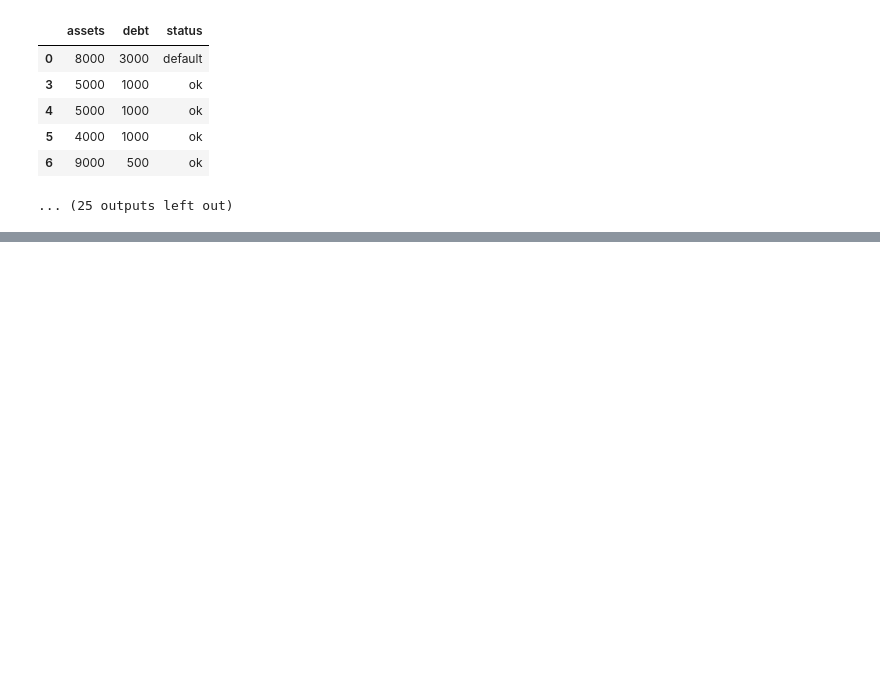
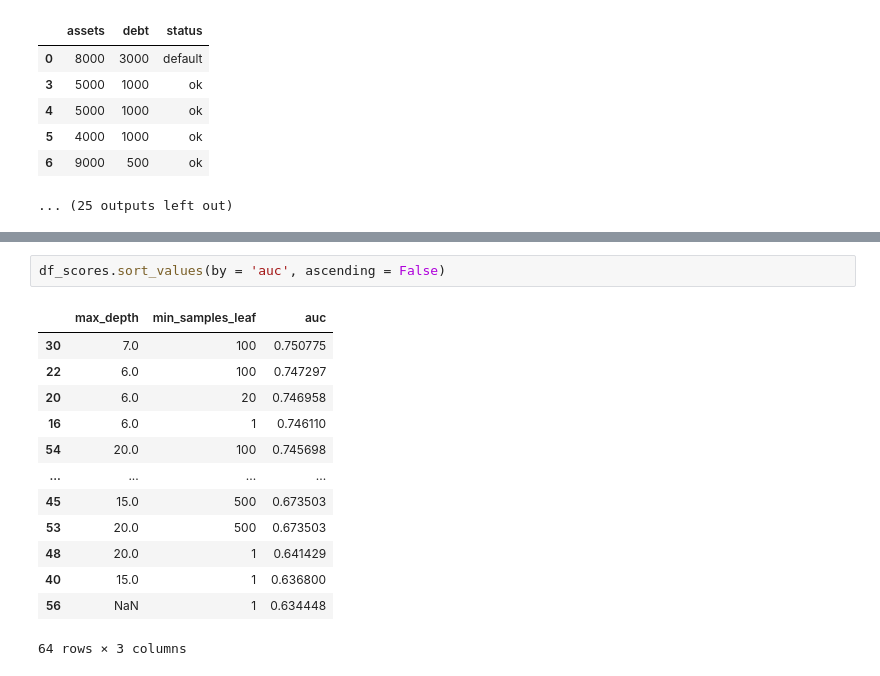
Before and after one commit to K-Princ/machine-learning-projects, a Jupyter notebook: credit_risk_scoring/Credit.ipynb, the cells around one changed output, grey strips where cells are left out. Cells and saved outputs as stored; diff of their text form; blank space fills up the shorter version.

```diff
--- a/credit_risk_scoring/Credit.ipynb
+++ b/credit_risk_scoring/Credit.ipynb
@@ -455,0 +508,16 @@ Name: proportion, dtype: float64
+# %%
+df_scores.sort_values(by = 'auc', ascending = False)
+# %% [output]
+|  | max_depth | min_samples_leaf | auc |
+| 30 | 7.0 | 100 | 0.750775 |
+| 22 | 6.0 | 100 | 0.747297 |
+| 20 | 6.0 | 20 | 0.746958 |
+| 16 | 6.0 | 1 | 0.746110 |
+| 54 | 20.0 | 100 | 0.745698 |
+| ... | ... | ... | ... |
+| 45 | 15.0 | 500 | 0.673503 |
+| 53 | 20.0 | 500 | 0.673503 |
+| 48 | 20.0 | 1 | 0.641429 |
+| 40 | 15.0 | 1 | 0.636800 |
+| 56 | NaN | 1 | 0.634448 |
+64 rows × 3 columns
```
Also changed, not shown: parts of 6 cells of this notebook.
